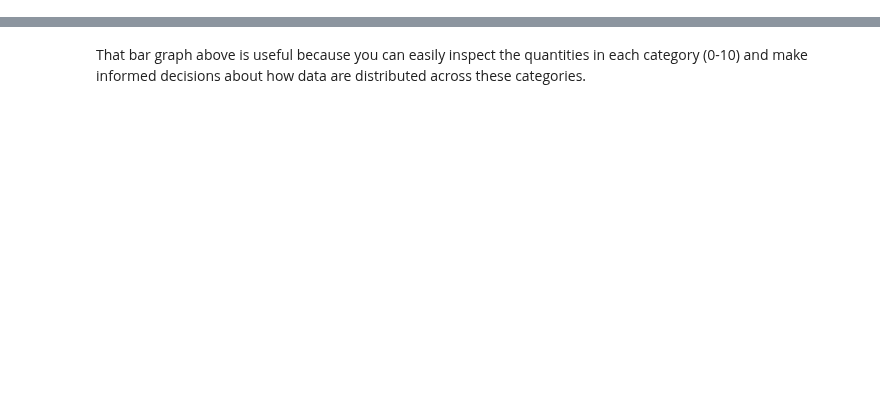
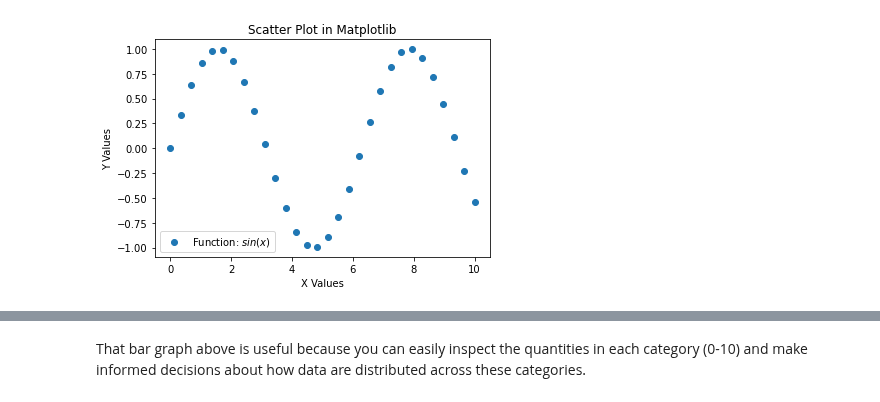
Before and after one commit to learn-co-curriculum/dsc-data-viz, a Jupyter notebook: index.ipynb, the cells around one changed output, grey strips where cells are left out. Drawn from its saved outputs; the diff is of its cells as text; code cells hidden in the pictures; blank space fills up the shorter version.

```diff
--- a/index.ipynb
+++ b/index.ipynb
@@ -75,3 +108,21 @@ plt.show()
+# %%
+# Create the plot
+fig, ax = plt.subplots()
+
+# Graph X vs. Y as a scatter plot
+ax.scatter(x, y)
+
+# Set title
+ax.set_title("Scatter Plot in Matplotlib")
+
+# Set labels for X and Y axes
+ax.set_xlabel("X Values")
+ax.set_ylabel("Y Values")
+
+# Set text of legend
+ax.legend(["Function: $sin(x)$"]); # the dollar signs mean this is mathtext: https://matplotlib.org/tutorials/text/mathtext.html
+# %% [output]
+[figure, added]
 # %% [markdown]
 The nice thing is labels and other customizations that you see here are applicable to almost all kinds of plots in Matplotlib.
 
```
Also changed, not shown: parts of 34 cells of this notebook, 11 other files.
